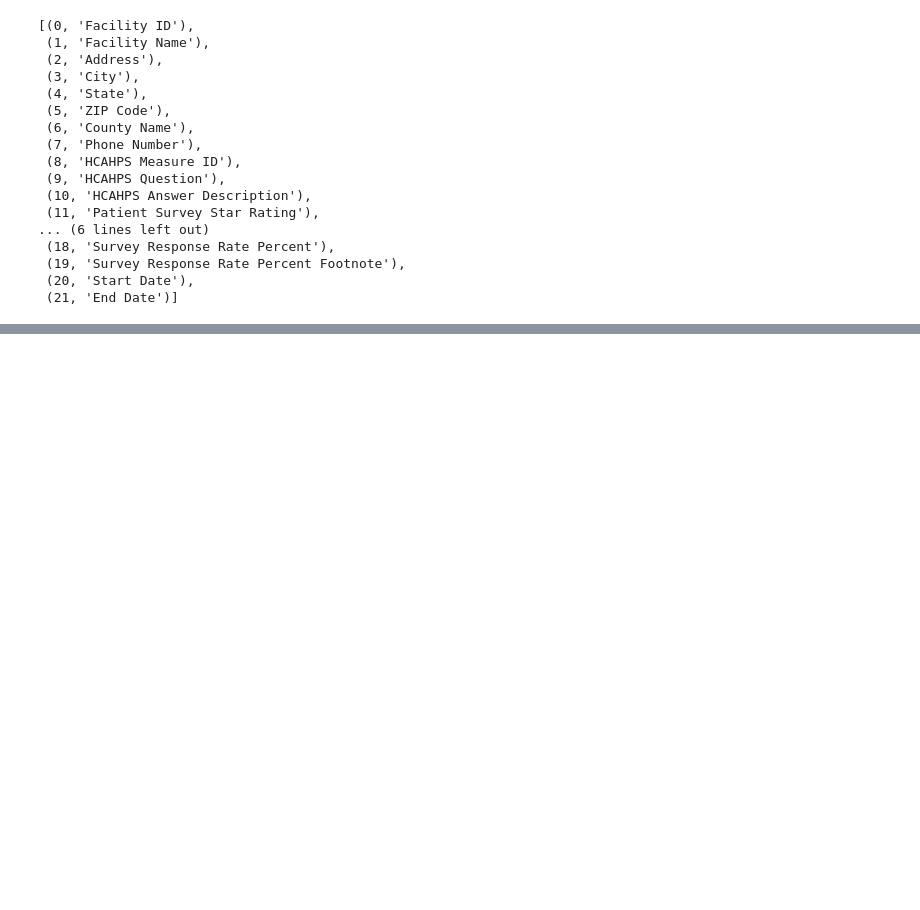
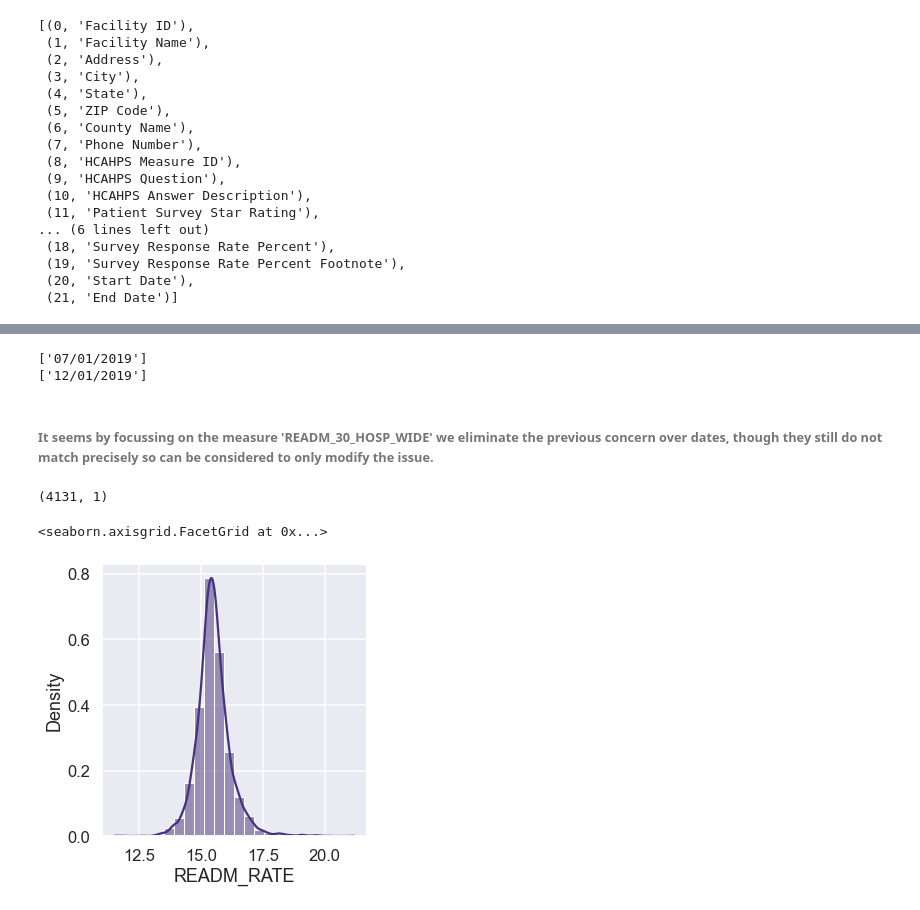
Before and after one commit to alexdaustin/nycdsa_project1, a Jupyter notebook: hospitals_eda.ipynb, the cells around one changed output, grey strips where cells are left out. Cells and saved outputs as stored; diff of their text form; code cells hidden in the pictures; blank space fills up the shorter version.

```diff
--- a/hospitals_eda.ipynb
+++ b/hospitals_eda.ipynb
@@ -216,0 +198,23 @@ unpland.columns.tolist()
+# %%
+print(list(unpland[unpland['Measure ID']=='READM_30_HOSP_WIDE']['Start Date'].unique()))
+print(list(unpland[unpland['Measure ID']=='READM_30_HOSP_WIDE']['End Date'].unique()))
+# %% [output]
+['07/01/2019']
+['12/01/2019']
+# %% [markdown]
+###### It seems by focussing on the measure 'READM_30_HOSP_WIDE' we eliminate the previous concern over dates, though they still do not match precisely so can be considered to only modify the issue.
+# %%
+# Extract the 30 day readmission rate from 'unpland'.
+readm_hw = unpland[unpland['Measure ID']=='READM_30_HOSP_WIDE'].iloc[:, [0, 12]].dropna()
+readm_hw = readm_hw.rename(columns={'Score':'READM_RATE'}).set_index('Facility ID')
+# %%
+readm_hw.shape
+# %% [output]
+(4131, 1)
+# %%
+# This shows the distribution of the 30 day readmission rate. Out first
+# response variable. Not used in the talk.
+sns.displot(x=readm_hw['READM_RATE'], kde=True, stat='density', bins=24)
+# %% [output]
+<seaborn.axisgrid.FacetGrid at 0x...>
+[figure, added]
```
Also changed, not shown: parts of 65 cells of this notebook, 6 other files.
